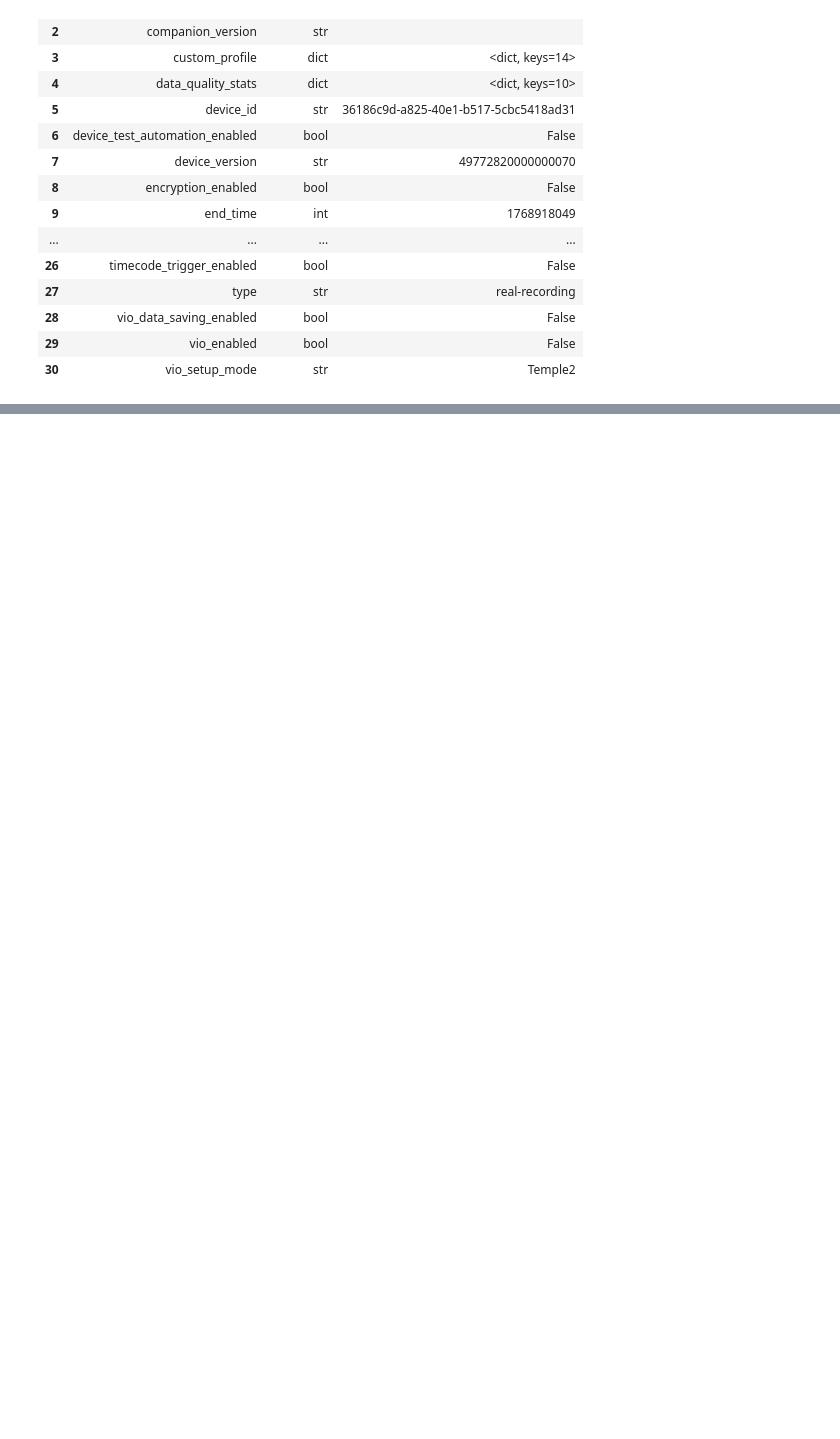
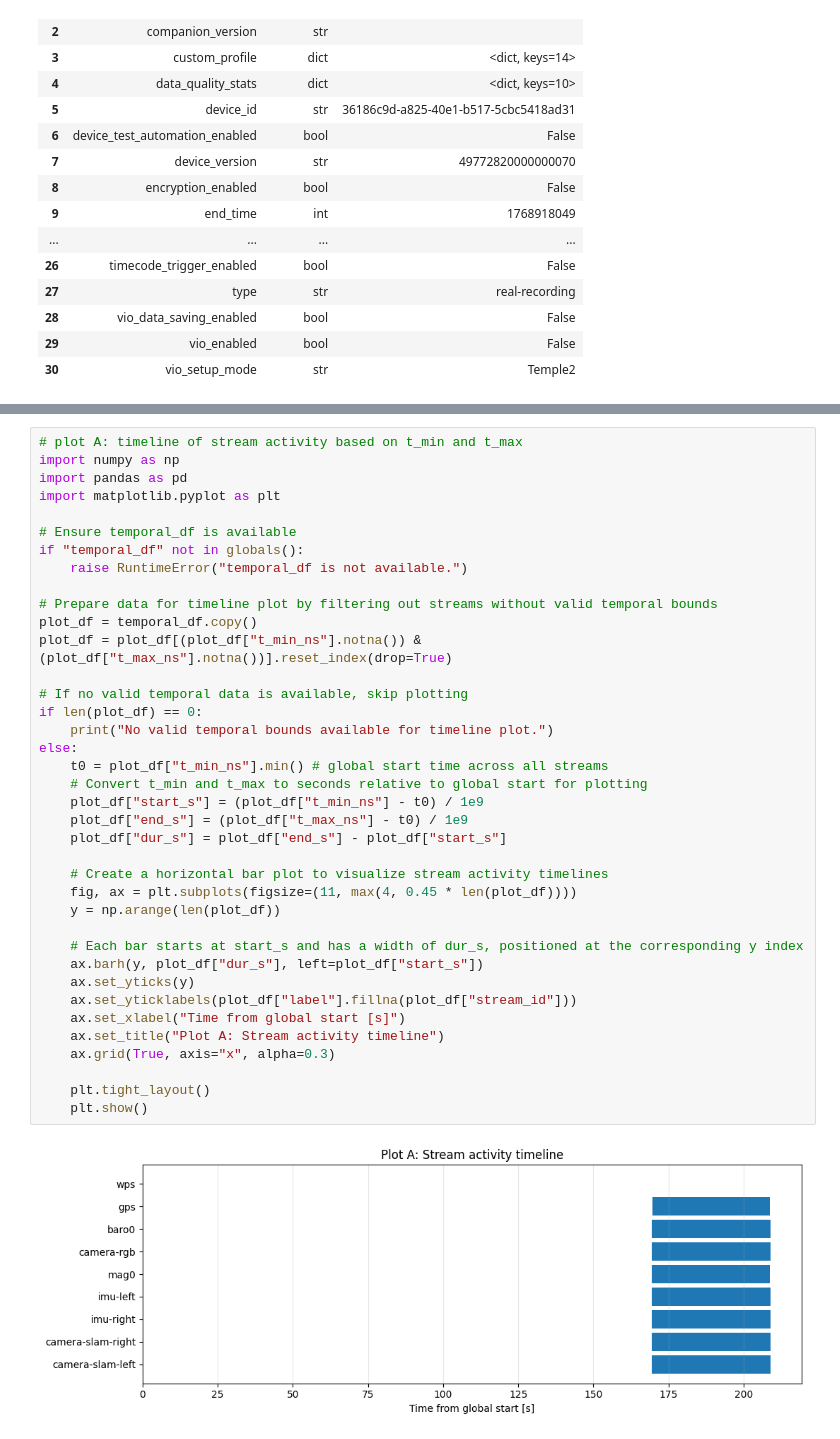
Before and after one commit to GianMalvisi/AriaGen1, a Jupyter notebook: notebooks/01_metadata_inspection.ipynb, the cells around one changed output, grey strips where cells are left out. Cells and saved outputs as stored; diff of their text form; blank space fills up the shorter version.

```diff
--- a/notebooks/01_metadata_inspection.ipynb
+++ b/notebooks/01_metadata_inspection.ipynb
@@ -269,0 +633,40 @@ display(structure_df)
+# %%
+# plot A: timeline of stream activity based on t_min and t_max
+import numpy as np
+import pandas as pd
+import matplotlib.pyplot as plt
+
+# Ensure temporal_df is available
+if "temporal_df" not in globals():
+    raise RuntimeError("temporal_df is not available.")
+
+# Prepare data for timeline plot by filtering out streams without valid temporal bounds
+plot_df = temporal_df.copy()
+plot_df = plot_df[(plot_df["t_min_ns"].notna()) & (plot_df["t_max_ns"].notna())].reset_index(drop=True)
+
+# If no valid temporal data is available, skip plotting
+if len(plot_df) == 0:
+    print("No valid temporal bounds available for timeline plot.")
+else:
+    t0 = plot_df["t_min_ns"].min() # global start time across all streams
+    # Convert t_min and t_max to seconds relative to global start for plotting
+    plot_df["start_s"] = (plot_df["t_min_ns"] - t0) / 1e9
+    plot_df["end_s"] = (plot_df["t_max_ns"] - t0) / 1e9
+    plot_df["dur_s"] = plot_df["end_s"] - plot_df["start_s"]
+
+    # Create a horizontal bar plot to visualize stream activity timelines
+    fig, ax = plt.subplots(figsize=(11, max(4, 0.45 * len(plot_df))))
+    y = np.arange(len(plot_df))
+
+    # Each bar starts at start_s and has a width of dur_s, positioned at the corresponding y index
+    ax.barh(y, plot_df["dur_s"], left=plot_df["start_s"])
+    ax.set_yticks(y)
+    ax.set_yticklabels(plot_df["label"].fillna(plot_df["stream_id"]))
+    ax.set_xlabel("Time from global start [s]")
+    ax.set_title("Plot A: Stream activity timeline")
+    ax.grid(True, axis="x", alpha=0.3)
+
+    plt.tight_layout()
+    plt.show()
+# %% [output]
+[figure, added]
```
Also changed, not shown: parts of 22 cells of this notebook, 2 other files.
